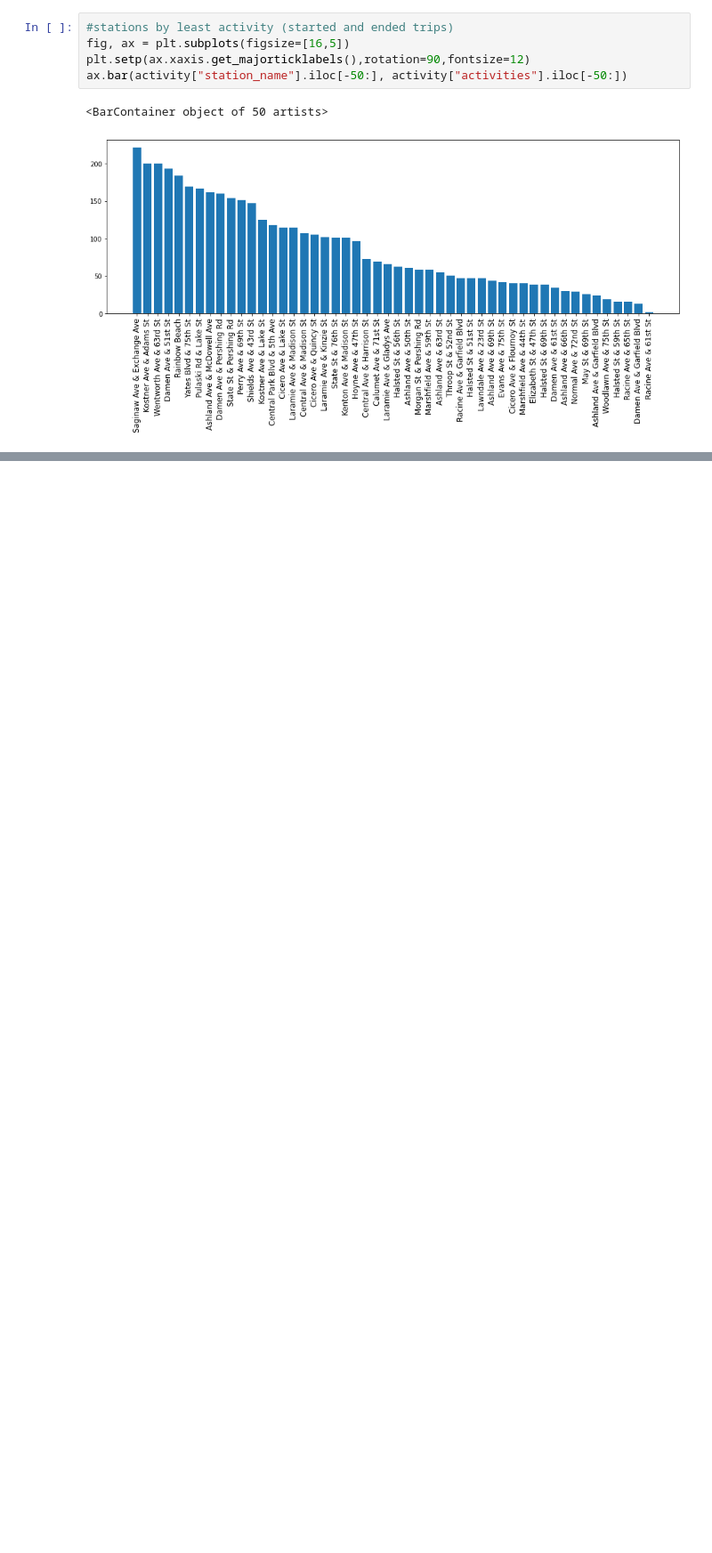
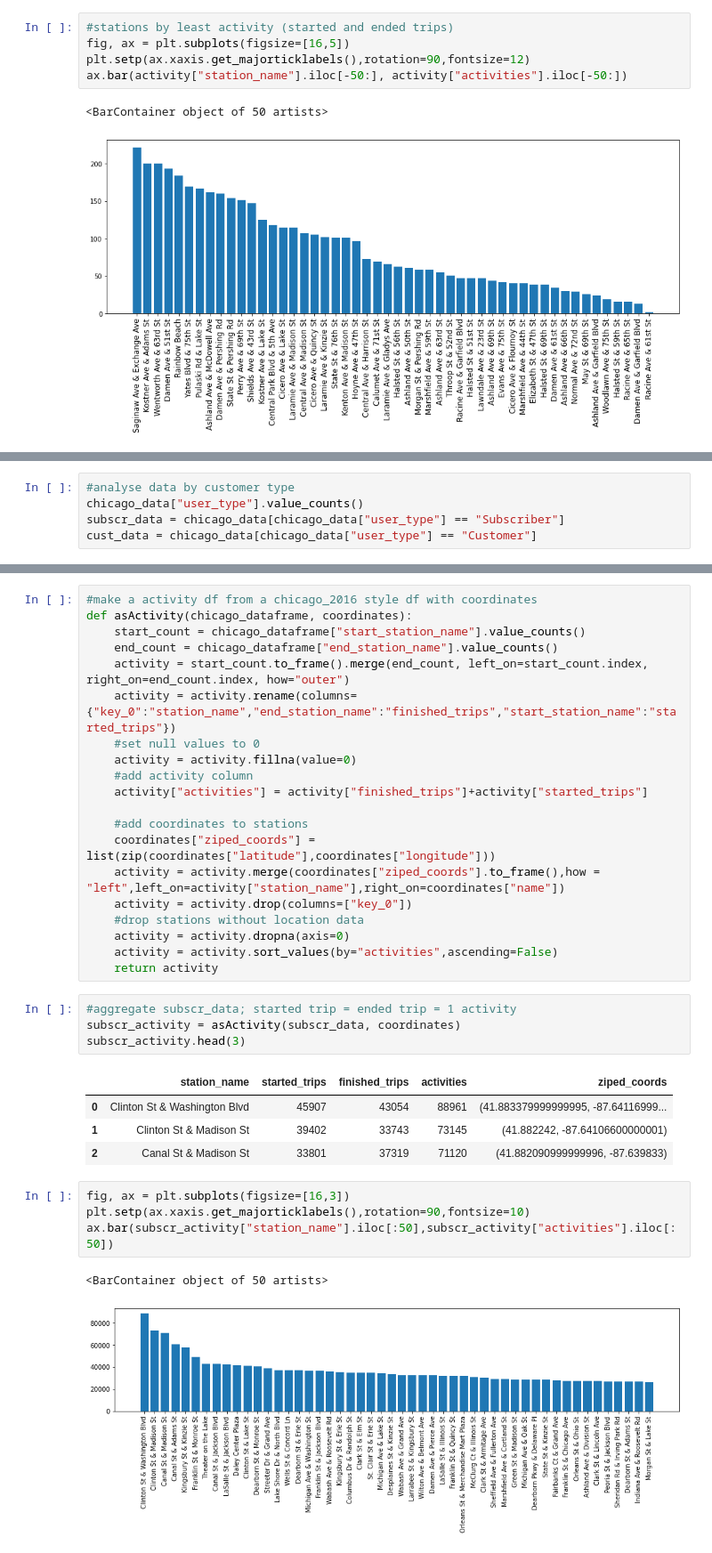
Before and after one commit to agruenb/PrescriptiveStruggle_BikeSharing, a Jupyter notebook: adrianWorkspace/Analysing Geographical data.ipynb, the cells around one changed output, grey strips where cells are left out. Shown at 89% size. Saved outputs shown, nothing was run; the diff lists cells and outputs as text; blank space fills up the shorter version.

Commit message:
added user_type and difference analysis

```diff
--- a/adrianWorkspace/Analysing Geographical data.ipynb
+++ b/adrianWorkspace/Analysing Geographical data.ipynb
@@ -113,0 +115,5 @@ log_map
+# %%
+#analyse data by customer type
+chicago_data["user_type"].value_counts()
+subscr_data = chicago_data[chicago_data["user_type"] == "Subscriber"]
+cust_data = chicago_data[chicago_data["user_type"] == "Customer"]
@@ -113,0 +122,36 @@ log_map
+# %%
+#make a activity df from a chicago_2016 style df with coordinates
+def asActivity(chicago_dataframe, coordinates):
+    start_count = chicago_dataframe["start_station_name"].value_counts()
+    end_count = chicago_dataframe["end_station_name"].value_counts()
+    activity = start_count.to_frame().merge(end_count, left_on=start_count.index, right_on=end_count.index, how="outer")
+    activity = activity.rename(columns={"key_0":"station_name","end_station_name":"finished_trips","start_station_name":"started_trips"})
+    #set null values to 0
+    activity = activity.fillna(value=0)
+    #add activity column
+    activity["activities"] = activity["finished_trips"]+activity["started_trips"]
+
+    #add coordinates to stations
+    coordinates["ziped_coords"] = list(zip(coordinates["latitude"],coordinates["longitude"]))
+    activity = activity.merge(coordinates["ziped_coords"].to_frame(),how = "left",left_on=activity["station_name"],right_on=coordinates["name"])
+    activity = activity.drop(columns=["key_0"])
+    #drop stations without location data
+    activity = activity.dropna(axis=0)
+    activity = activity.sort_values(by="activities",ascending=False)
+    return activity
+# %%
+#aggregate subscr_data; started trip = ended trip = 1 activity
+subscr_activity = asActivity(subscr_data, coordinates)
+subscr_activity.head(3)
+# %% [output]
+|  | station_name | started_trips | finished_trips | activities | ziped_coords |
+| 0 | Clinton St & Washington Blvd | 45907 | 43054 | 88961 | (41.883379999999995, -87.64116999... |
+| 1 | Clinton St & Madison St | 39402 | 33743 | 73145 | (41.882242, -87.64106600000001) |
+| 2 | Canal St & Madison St | 33801 | 37319 | 71120 | (41.882090999999996, -87.639833) |
+# %%
+fig, ax = plt.subplots(figsize=[16,3])
+plt.setp(ax.xaxis.get_majorticklabels(),rotation=90,fontsize=10)
+ax.bar(subscr_activity["station_name"].iloc[:50],subscr_activity["activities"].iloc[:50])
+# %% [output]
+<BarContainer object of 50 artists>
+[figure, added]
```
Also changed, not shown: parts of 11 cells of this notebook.
